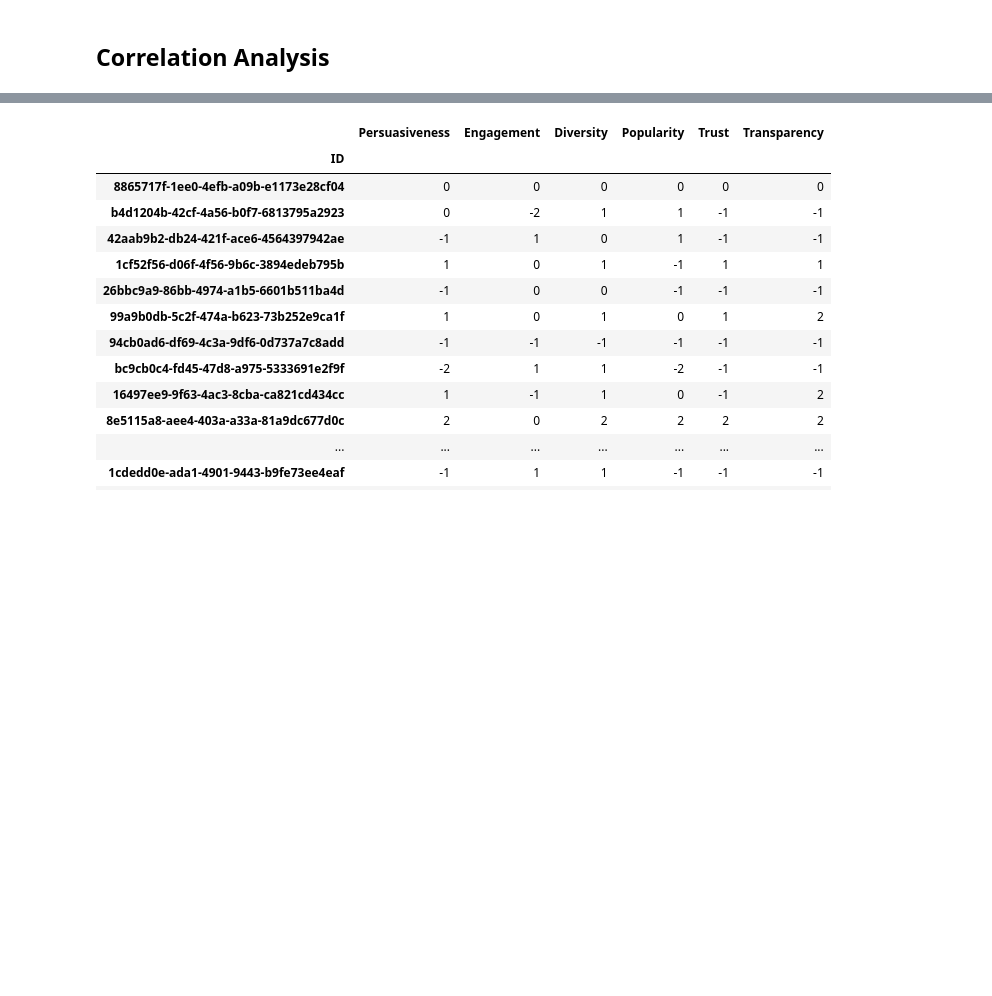
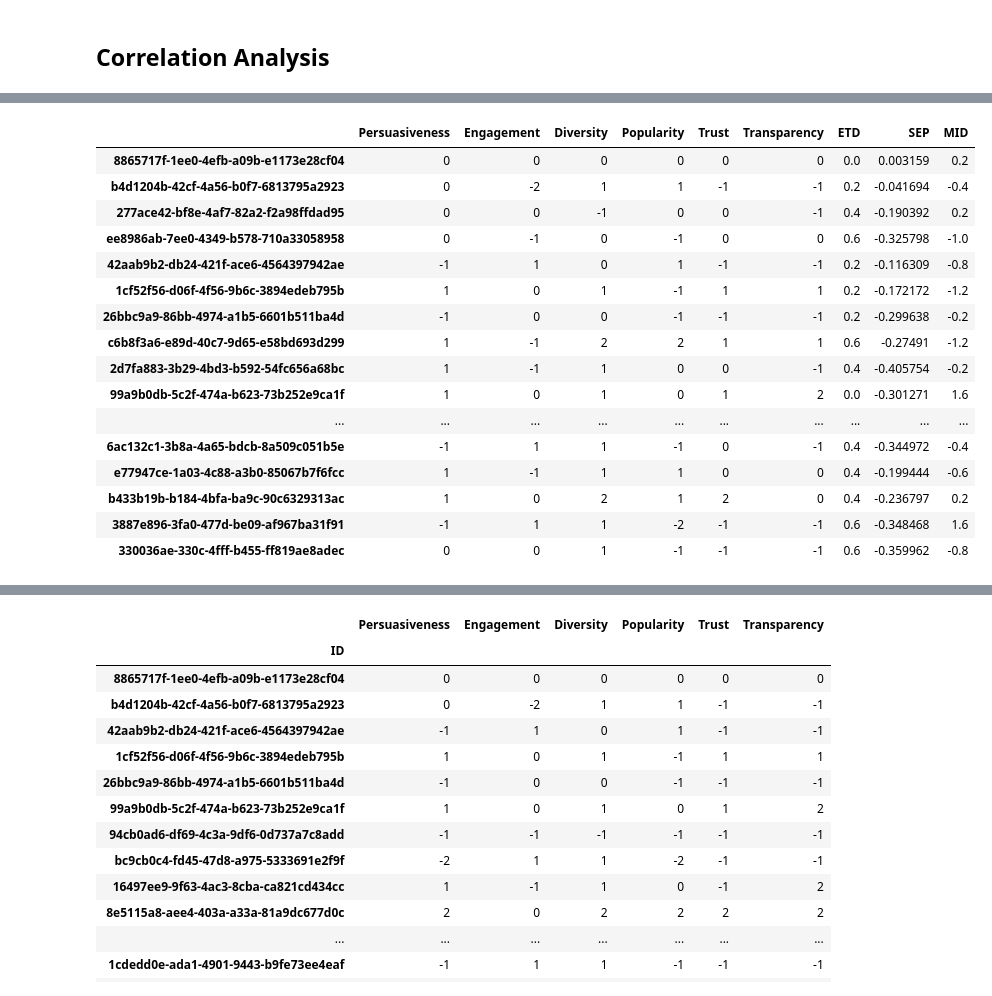
Before and after one commit to andlzanon/offline_metrics_explanation_rec_goals, a Jupyter notebook: Online User Study/Online Analysis.ipynb, the cells around one changed output, grey strips where cells are left out. Cells and saved outputs as stored; diff of their text form; code cells hidden in the pictures; blank space fills up the shorter version.

```diff
--- a/Online User Study/Online Analysis.ipynb
+++ b/Online User Study/Online Analysis.ipynb
@@ -737,0 +1167,28 @@ corr_reordered = corr.loc[new_order, new_order]
+# %%
+user_metrics['ETD'] = user_metrics['pem_etd'] - user_metrics['explod_etd']
+user_metrics['SEP'] = user_metrics['pem_sep'] - user_metrics['explod_sep']
+user_metrics['MID'] = user_metrics['pem_mid'] - user_metrics['explod_mid']
+
+offline_diff = user_metrics[['ETD', 'SEP', 'MID']]
+
+all_metrics_df = pd.merge(df_res, offline_diff, left_index=True, right_index=True, how='inner')
+
+all_metrics_df
+# %% [output]
+|  | Persuasiveness | Engagement | Diversity | Popularity | Trust | Transparency | ETD | SEP | MID |
+| 8865717f-1ee0-4efb-a09b-e1173e28cf04 | 0 | 0 | 0 | 0 | 0 | 0 | 0.0 | 0.003159 | 0.2 |
+| b4d1204b-42cf-4a56-b0f7-6813795a2923 | 0 | -2 | 1 | 1 | -1 | -1 | 0.2 | -0.041694 | -0.4 |
+| 277ace42-bf8e-4af7-82a2-f2a98ffdad95 | 0 | 0 | -1 | 0 | 0 | -1 | 0.4 | -0.190392 | 0.2 |
+| ee8986ab-7ee0-4349-b578-710a33058958 | 0 | -1 | 0 | -1 | 0 | 0 | 0.6 | -0.325798 | -1.0 |
+| 42aab9b2-db24-421f-ace6-4564397942ae | -1 | 1 | 0 | 1 | -1 | -1 | 0.2 | -0.116309 | -0.8 |
+| 1cf52f56-d06f-4f56-9b6c-3894edeb795b | 1 | 0 | 1 | -1 | 1 | 1 | 0.2 | -0.172172 | -1.2 |
+| 26bbc9a9-86bb-4974-a1b5-6601b511ba4d | -1 | 0 | 0 | -1 | -1 | -1 | 0.2 | -0.299638 | -0.2 |
+| c6b8f3a6-e89d-40c7-9d65-e58bd693d299 | 1 | -1 | 2 | 2 | 1 | 1 | 0.6 | -0.27491 | -1.2 |
+| 2d7fa883-3b29-4bd3-b592-54fc656a68bc | 1 | -1 | 1 | 0 | 0 | -1 | 0.4 | -0.405754 | -0.2 |
+| 99a9b0db-5c2f-474a-b623-73b252e9ca1f | 1 | 0 | 1 | 0 | 1 | 2 | 0.0 | -0.301271 | 1.6 |
+| ... | ... | ... | ... | ... | ... | ... | ... | ... | ... |
+| 6ac132c1-3b8a-4a65-bdcb-8a509c051b5e | -1 | 1 | 1 | -1 | 0 | -1 | 0.4 | -0.344972 | -0.4 |
+| e77947ce-1a03-4c88-a3b0-85067b7f6fcc | 1 | -1 | 1 | 1 | 0 | 0 | 0.4 | -0.199444 | -0.6 |
+| b433b19b-b184-4bfa-ba9c-90c6329313ac | 1 | 0 | 2 | 1 | 2 | 0 | 0.4 | -0.236797 | 0.2 |
+| 3887e896-3fa0-477d-be09-af967ba31f91 | -1 | 1 | 1 | -2 | -1 | -1 | 0.6 | -0.348468 | 1.6 |
+| 330036ae-330c-4fff-b455-ff819ae8adec | 0 | 0 | 1 | -1 | -1 | -1 | 0.6 | -0.359962 | -0.8 |
```
Also changed, not shown: parts of 30 cells of this notebook, 1 other file.
